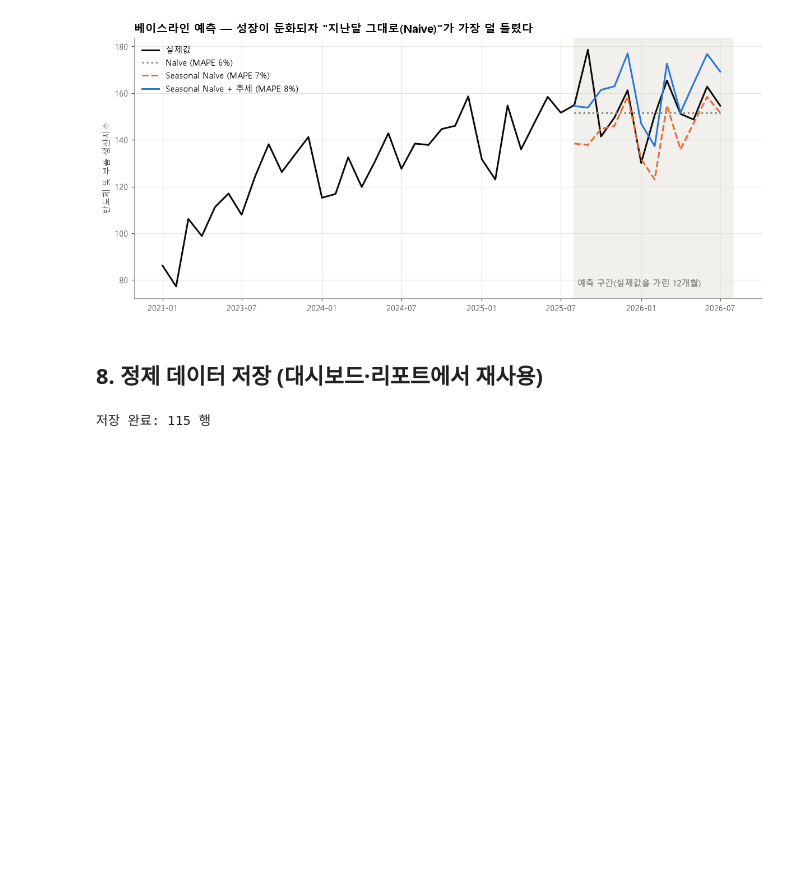
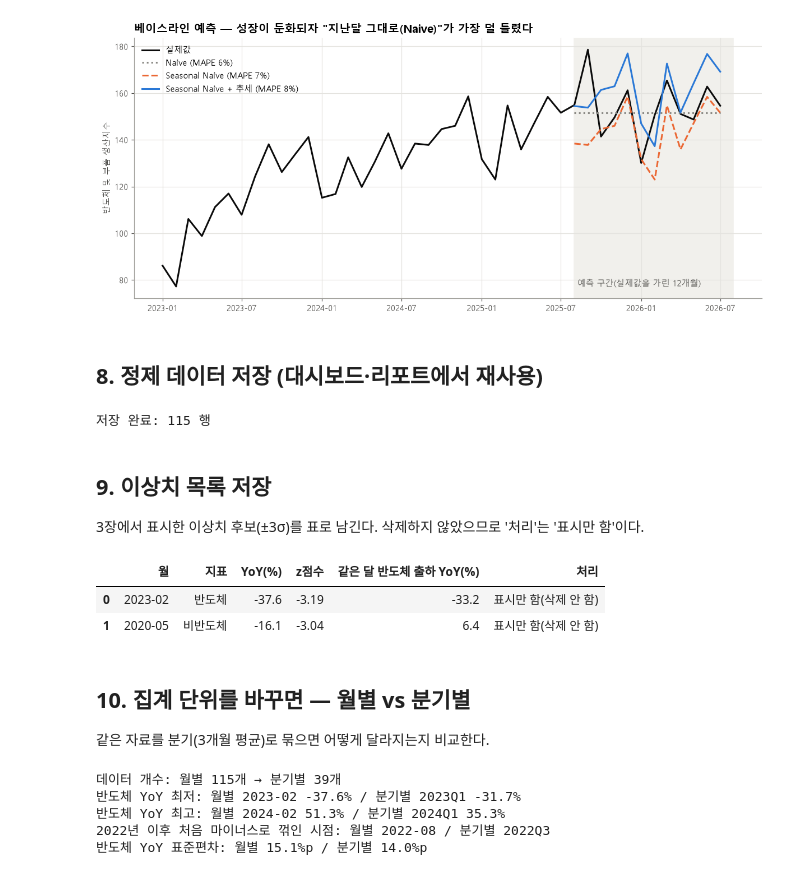
Before and after one commit to 041211lhs/semiconductor-kshape-analysis, a Jupyter notebook: analysis.ipynb, the cells around one changed output. Saved outputs shown, nothing was run; the diff lists cells and outputs as text; code cells hidden in the pictures; blank space fills up the shorter version.

```diff
--- a/analysis.ipynb
+++ b/analysis.ipynb
@@ -447,3 +447,41 @@ phase_tbl.round(2).to_csv('data/phase_stats.csv', encoding='utf-8-sig')
 print('저장 완료:', len(out), '행')
 # %% [output]
 저장 완료: 115 행
+# %% [markdown]
+## 9. 이상치 목록 저장
+3장에서 표시한 이상치 후보(±3σ)를 표로 남긴다. 삭제하지 않았으므로 '처리'는 '표시만 함'이다.
+# %%
+out_rows = []
+for c, d in outliers:
+    s = df[c].dropna()
+    out_rows.append({'월': d.strftime('%Y-%m'), '지표': '반도체' if c.startswith('semi') else '비반도체',
+                     'YoY(%)': round(df.loc[d, c], 1), 'z점수': round((df.loc[d, c] - s.mean()) / s.std(), 2),
+                     '같은 달 반도체 출하 YoY(%)': round(df.loc[d, 'semi_ship_yoy'], 1), '처리': '표시만 함(삭제 안 함)'})
+outlier_tbl = pd.DataFrame(out_rows)
+outlier_tbl.to_csv('data/outliers.csv', index=False, encoding='utf-8-sig')
+outlier_tbl
+# %% [output]
+|  | 월 | 지표 | YoY(%) | z점수 | 같은 달 반도체 출하 YoY(%) | 처리 |
+| 0 | 2023-02 | 반도체 | -37.6 | -3.19 | -33.2 | 표시만 함(삭제 안 함) |
+| 1 | 2020-05 | 비반도체 | -16.1 | -3.04 | 6.4 | 표시만 함(삭제 안 함) |
+# %% [markdown]
+## 10. 집계 단위를 바꾸면 — 월별 vs 분기별
+같은 자료를 분기(3개월 평균)로 묶으면 어떻게 달라지는지 비교한다.
+# %%
+q = df[['semi_prod', 'nonsemi_prod']].resample('QS').mean()
+q['semi_yoy_q'] = q['semi_prod'].pct_change(4, fill_method=None) * 100
+m_min = df['semi_prod_yoy'].idxmin(); q_min = q['semi_yoy_q'].idxmin()
+m_max = df['semi_prod_yoy'].idxmax(); q_max = q['semi_yoy_q'].idxmax()
+print(f'데이터 개수: 월별 {len(df)}개 → 분기별 {len(q)}개')
+print(f"반도체 YoY 최저: 월별 {m_min:%Y-%m} {df.loc[m_min, 'semi_prod_yoy']:.1f}% / 분기별 {q_min.year}Q{q_min.quarter} {q.loc[q_min, 'semi_yoy_q']:.1f}%")
+print(f"반도체 YoY 최고: 월별 {m_max:%Y-%m} {df.loc[m_max, 'semi_prod_yoy']:.1f}% / 분기별 {q_max.year}Q{q_max.quarter} {q.loc[q_max, 'semi_yoy_q']:.1f}%")
+first_neg_m = df.loc['2022-01':, 'semi_prod_yoy'].lt(0).idxmax()
+first_neg_q = q.loc['2022-01':, 'semi_yoy_q'].lt(0).idxmax()
+print(f'2022년 이후 처음 마이너스로 꺾인 시점: 월별 {first_neg_m:%Y-%m} / 분기별 {first_neg_q.year}Q{first_neg_q.quarter}')
+print(f"반도체 YoY 표준편차: 월별 {df['semi_prod_yoy'].std():.1f}%p / 분기별 {q['semi_yoy_q'].std():.1f}%p")
+# %% [output]
+데이터 개수: 월별 115개 → 분기별 39개
+반도체 YoY 최저: 월별 2023-02 -37.6% / 분기별 2023Q1 -31.7%
+반도체 YoY 최고: 월별 2024-02 51.3% / 분기별 2024Q1 35.3%
+2022년 이후 처음 마이너스로 꺾인 시점: 월별 2022-08 / 분기별 2022Q3
+반도체 YoY 표준편차: 월별 15.1%p / 분기별 14.0%p
```
Also changed, not shown: parts of 2 cells of this notebook, 4 other files.
